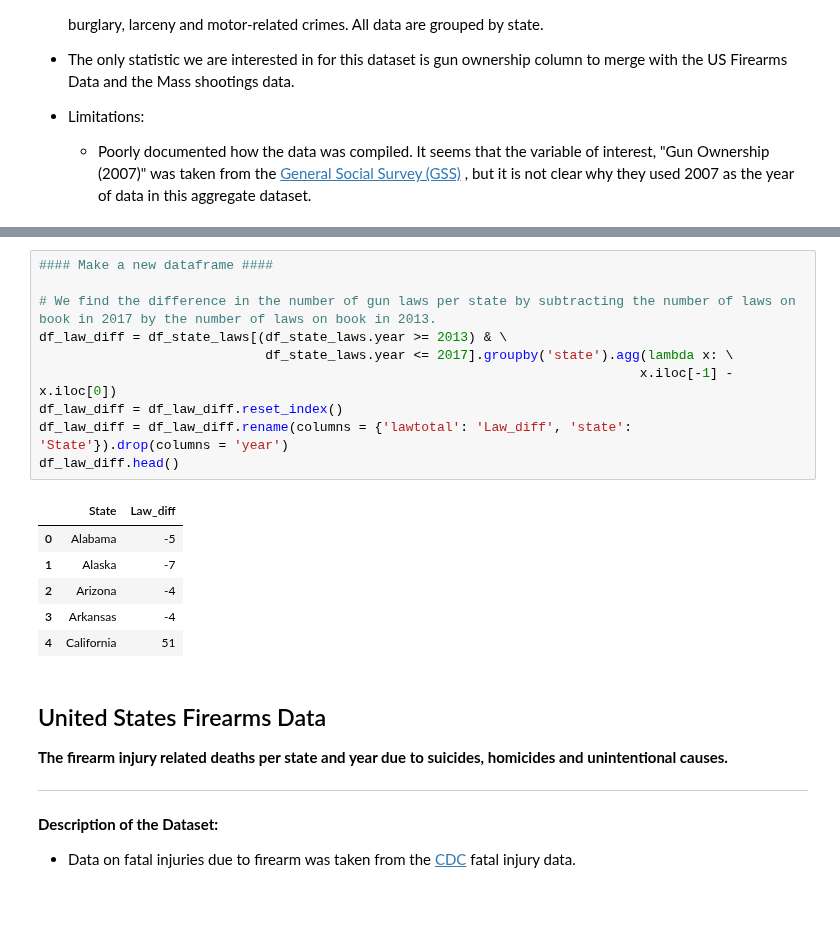
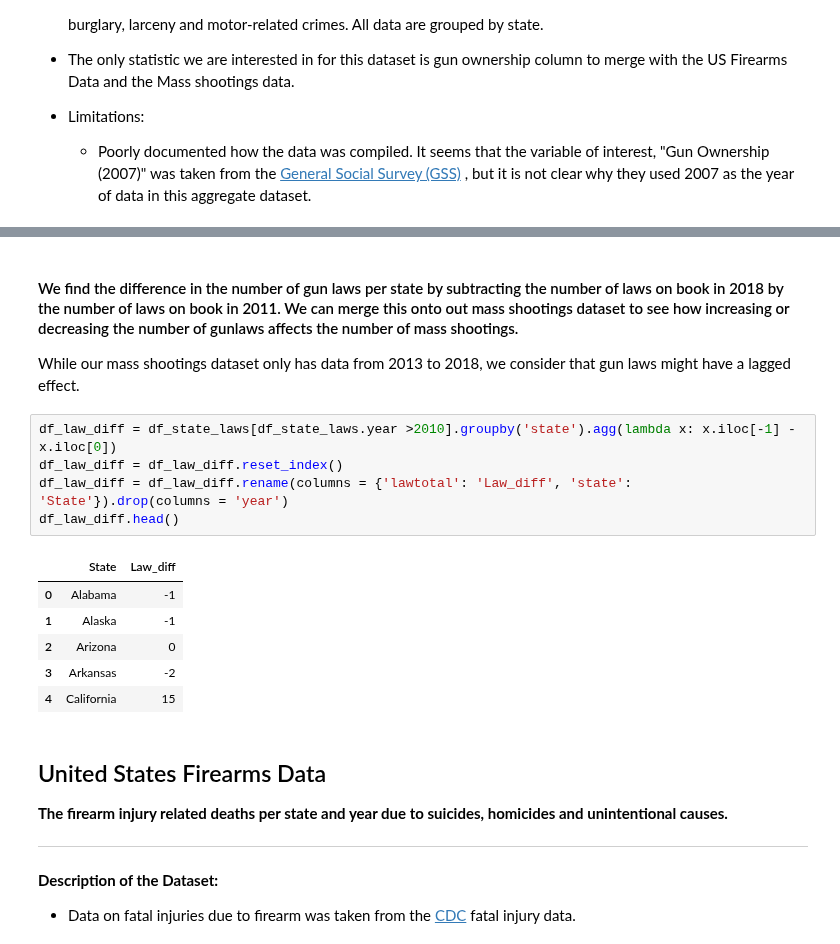
Before and after one commit to mayjai/US-Gun-Exploration-Visualization, a Jupyter notebook: Gun_Laws_and_Deaths_in_the_US.ipynb, the cells around one changed output, grey strips where cells are left out. Drawn from its saved outputs; the diff is of its cells as text; blank space fills up the shorter version.

```diff
--- a/Gun_Laws_and_Deaths_in_the_US.ipynb
+++ b/Gun_Laws_and_Deaths_in_the_US.ipynb
@@ -481,20 +489,20 @@ df_state_laws.head()
+# %% [markdown]
+#### We find the difference in the number of gun laws per state by subtracting the number of laws on book in 2018 by the number of laws on book in 2011.  We can merge this onto out mass shootings dataset to see how increasing or decreasing the number of gunlaws affects the number of mass shootings.
+
+
+While our mass shootings dataset only has data from 2013 to 2018, we consider that gun laws might have a lagged effect.
 # %%
-#### Make a new dataframe ####
-
-# We find the difference in the number of gun laws per state by subtracting the number of laws on book in 2017 by the number of laws on book in 2013.
-df_law_diff = df_state_laws[(df_state_laws.year >= 2013) & \
-                             df_state_laws.year <= 2017].groupby('state').agg(lambda x: \
-                                                                             x.iloc[-1] - x.iloc[0])
+df_law_diff = df_state_laws[df_state_laws.year >2010].groupby('state').agg(lambda x: x.iloc[-1] - x.iloc[0])
 df_law_diff = df_law_diff.reset_index()
 df_law_diff = df_law_diff.rename(columns = {'lawtotal': 'Law_diff', 'state': 'State'}).drop(columns = 'year')
 df_law_diff.head()
 # %% [output]
 |  | State | Law_diff |
-| 0 | Alabama | -5 |
-| 1 | Alaska | -7 |
-| 2 | Arizona | -4 |
-| 3 | Arkansas | -4 |
-| 4 | California | 51 |
+| 0 | Alabama | -1 |
+| 1 | Alaska | -1 |
+| 2 | Arizona | 0 |
+| 3 | Arkansas | -2 |
+| 4 | California | 15 |
 # %% [markdown]
 ## United States Firearms Data
 
```
Also changed, not shown: parts of 24 cells of this notebook.
